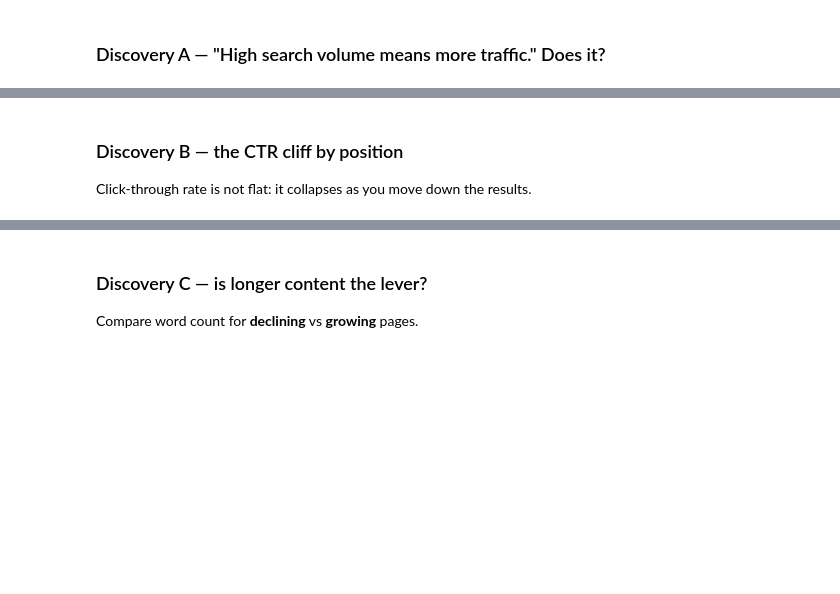
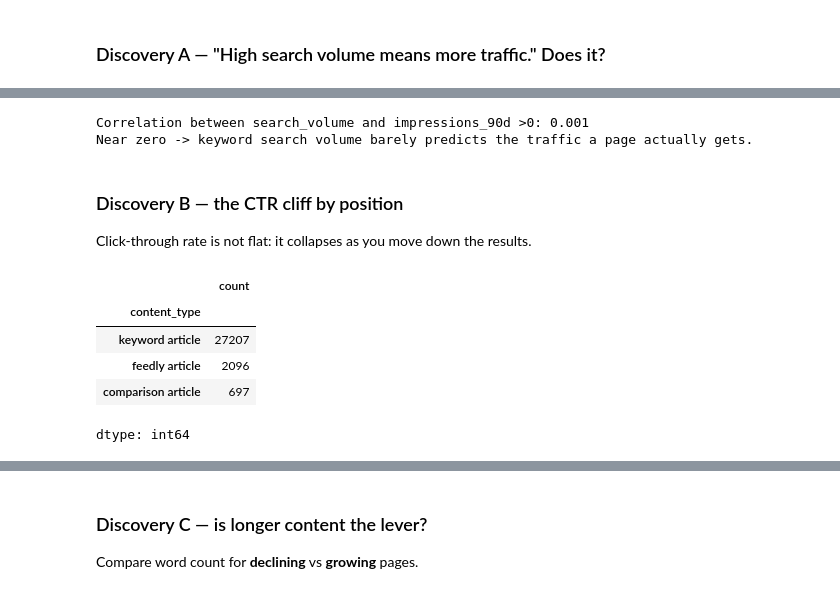
Before and after one commit to omaradelahmed/fly-rank-internship1, a Jupyter notebook: notebooks/01_first_look_and_discovery.ipynb, the cells around one changed output, grey strips where cells are left out. Drawn from its saved outputs; the diff is of its cells as text; code cells hidden in the pictures; blank space fills up the shorter version.

```diff
--- a/notebooks/01_first_look_and_discovery.ipynb
+++ b/notebooks/01_first_look_and_discovery.ipynb
@@ -73,3 +126,22 @@ print("Near zero -> keyword search volume barely predicts the traffic a page act
+# %%
+zero_imp_df = df[df["impressions_90d"] > 0]
+corr_copy = zero_imp_df["search_volume"].corr(zero_imp_df["impressions_90d"])
+
+
+print(f"Correlation between search_volume and impressions_90d >0: {corr_copy:.3f}")
+print("Near zero -> keyword search volume barely predicts the traffic a page actually gets.")
+# %% [output]
+Correlation between search_volume and impressions_90d >0: 0.001
+Near zero -> keyword search volume barely predicts the traffic a page actually gets.
 # %% [markdown]
 ### Discovery B — the CTR cliff by position
 Click-through rate is not flat: it collapses as you move down the results.
+# %%
+df['content_type'].value_counts()
+# %% [output]
+|  | count |
+| content_type |  |
+| keyword article | 27207 |
+| feedly article | 2096 |
+| comparison article | 697 |
+dtype: int64
```
Also changed, not shown: parts of 10 cells of this notebook.
